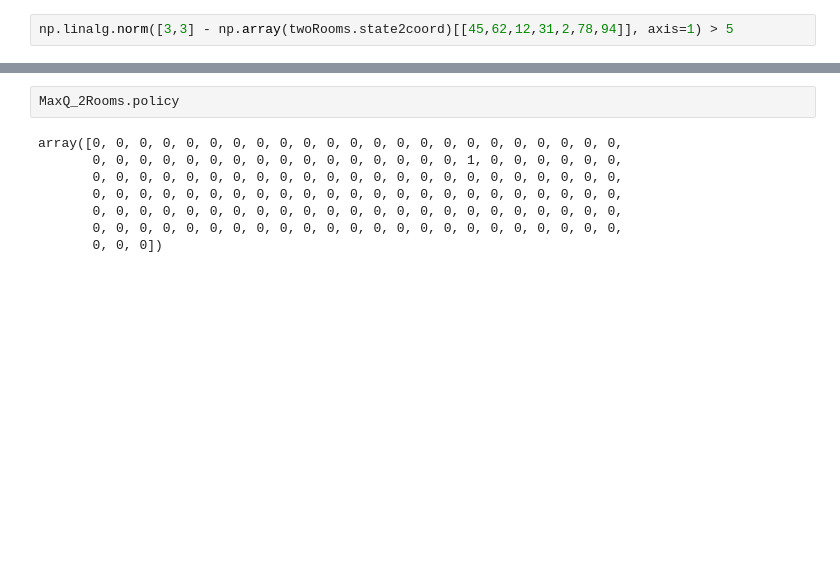
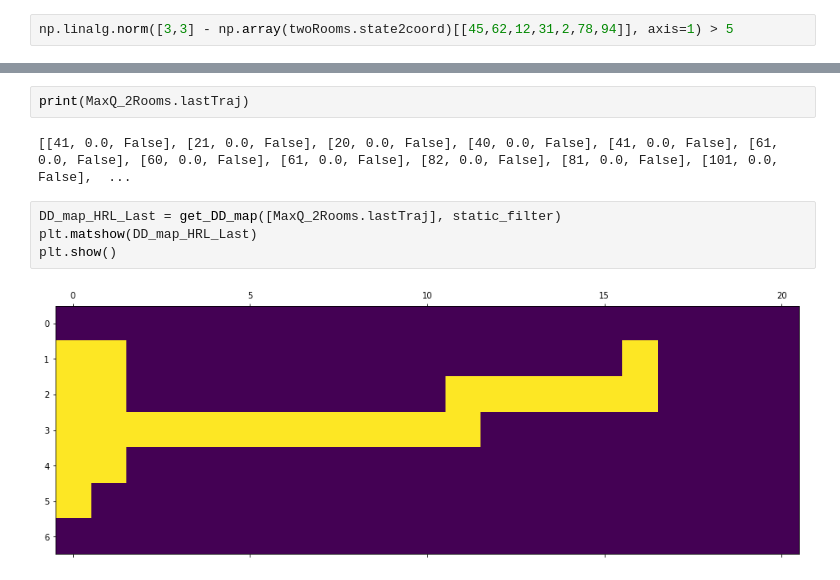
Before and after one commit to slebastard/RLProject, a Jupyter notebook: Hierarchical_RoomProblems.ipynb, the cells around one changed output, grey strips where cells are left out. Drawn from its saved outputs; the diff is of its cells as text; blank space fills up the shorter version.

```diff
--- a/Hierarchical_RoomProblems.ipynb
+++ b/Hierarchical_RoomProblems.ipynb
@@ -163,10 +170,10 @@ plt.show()
-# %%
-MaxQ_2Rooms.policy
-# %% [output]
-array([0, 0, 0, 0, 0, 0, 0, 0, 0, 0, 0, 0, 0, 0, 0, 0, 0, 0, 0, 0, 0, 0, 0,
-       0, 0, 0, 0, 0, 0, 0, 0, 0, 0, 0, 0, 0, 0, 0, 0, 1, 0, 0, 0, 0, 0, 0,
-       0, 0, 0, 0, 0, 0, 0, 0, 0, 0, 0, 0, 0, 0, 0, 0, 0, 0, 0, 0, 0, 0, 0,
-       0, 0, 0, 0, 0, 0, 0, 0, 0, 0, 0, 0, 0, 0, 0, 0, 0, 0, 0, 0, 0, 0, 0,
-       0, 0, 0, 0, 0, 0, 0, 0, 0, 0, 0, 0, 0, 0, 0, 0, 0, 0, 0, 0, 0, 0, 0,
-       0, 0, 0, 0, 0, 0, 0, 0, 0, 0, 0, 0, 0, 0, 0, 0, 0, 0, 0, 0, 0, 0, 0,
-       0, 0, 0])
+# %%
+print(MaxQ_2Rooms.lastTraj)
+# %% [output]
+[[41, 0.0, False], [21, 0.0, False], [20, 0.0, False], [40, 0.0, False], [41, 0.0, False], [61, 0.0, False], [60, 0.0, False], [61, 0.0, False], [82, 0.0, False], [81, 0.0, False], [101, 0.0, False],  ...
+# %%
+DD_map_HRL_Last = get_DD_map([MaxQ_2Rooms.lastTraj], static_filter)
+plt.matshow(DD_map_HRL_Last)
+plt.show()
+# %% [output]
+[figure, added]
```
Also changed, not shown: parts of 13 cells of this notebook, 2 other files.
